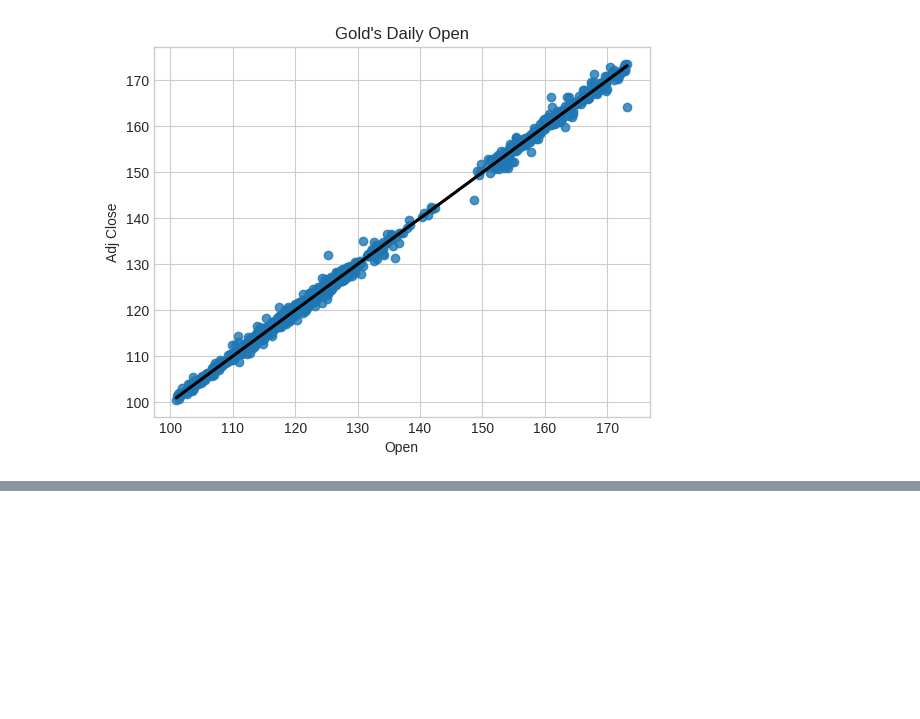
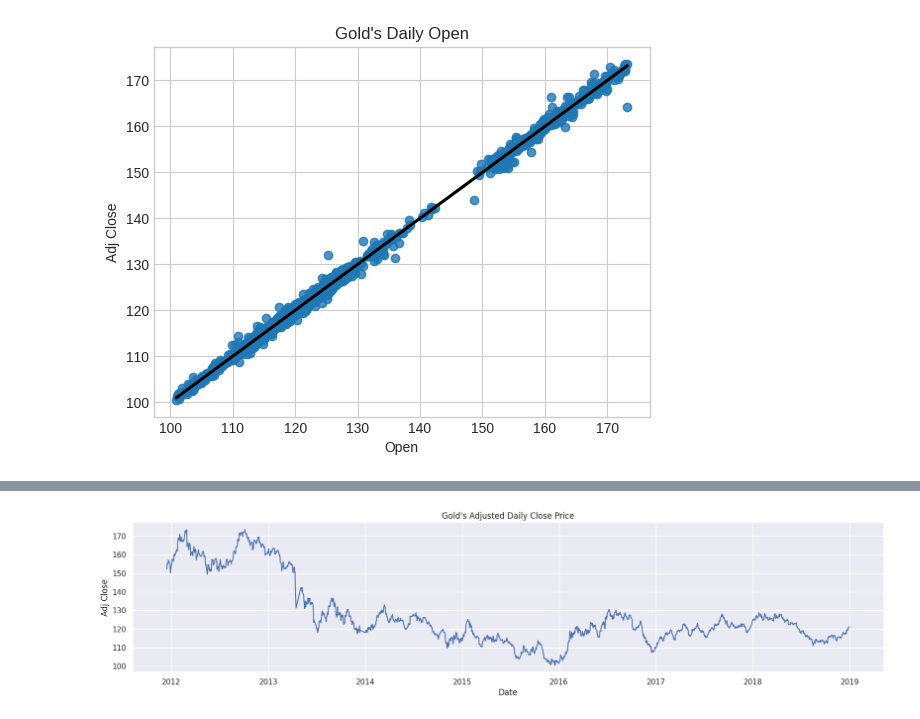
Before and after one commit to Shahimafiroz/LinearRegression-PCA, a Jupyter notebook: PredictingGoldPrices.ipynb, the cells around one changed output, grey strips where cells are left out. Cells and saved outputs as stored; diff of their text form; code cells hidden in the pictures; blank space fills up the shorter version.

```diff
--- a/PredictingGoldPrices.ipynb
+++ b/PredictingGoldPrices.ipynb
@@ -354,0 +380,6 @@ We can see that these three native features are very good predictors for the adj
+# %%
+# Adjusted Close with Time Series
+sns.set(rc={"figure.figsize":(20, 4)})
+daily_change = sns.lineplot(x="Date", y="Adj Close", data=df).set(title="Gold's Adjusted Daily Close Price")
+# %% [output]
+[figure, added]
```
Also changed, not shown: parts of 20 cells of this notebook.
